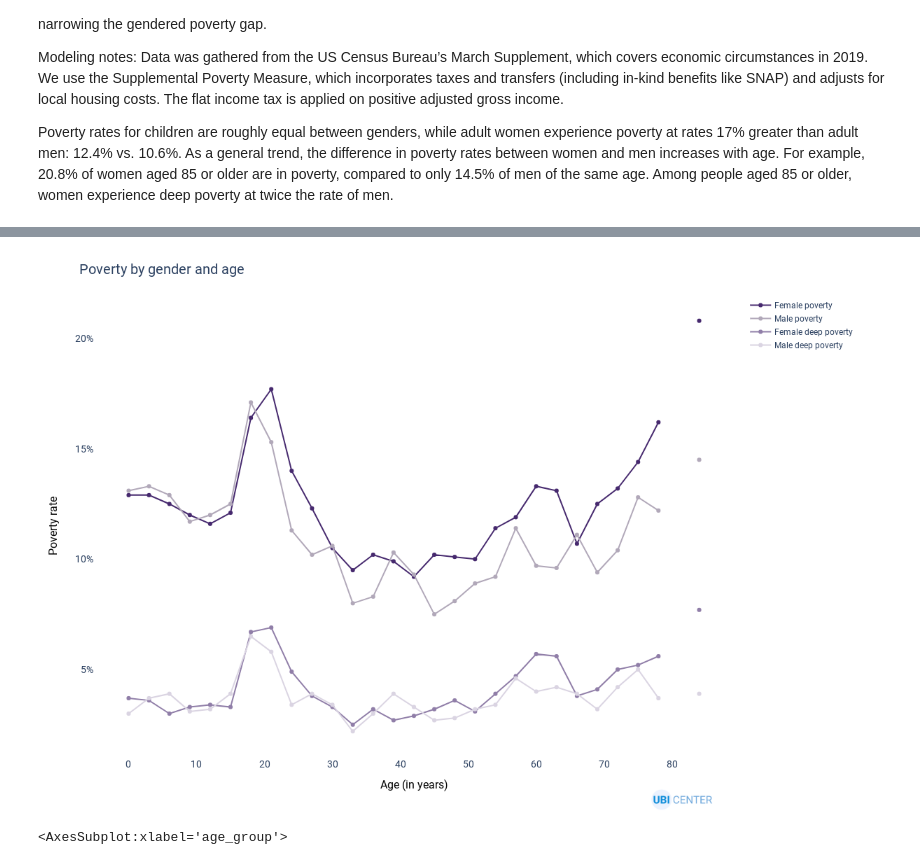
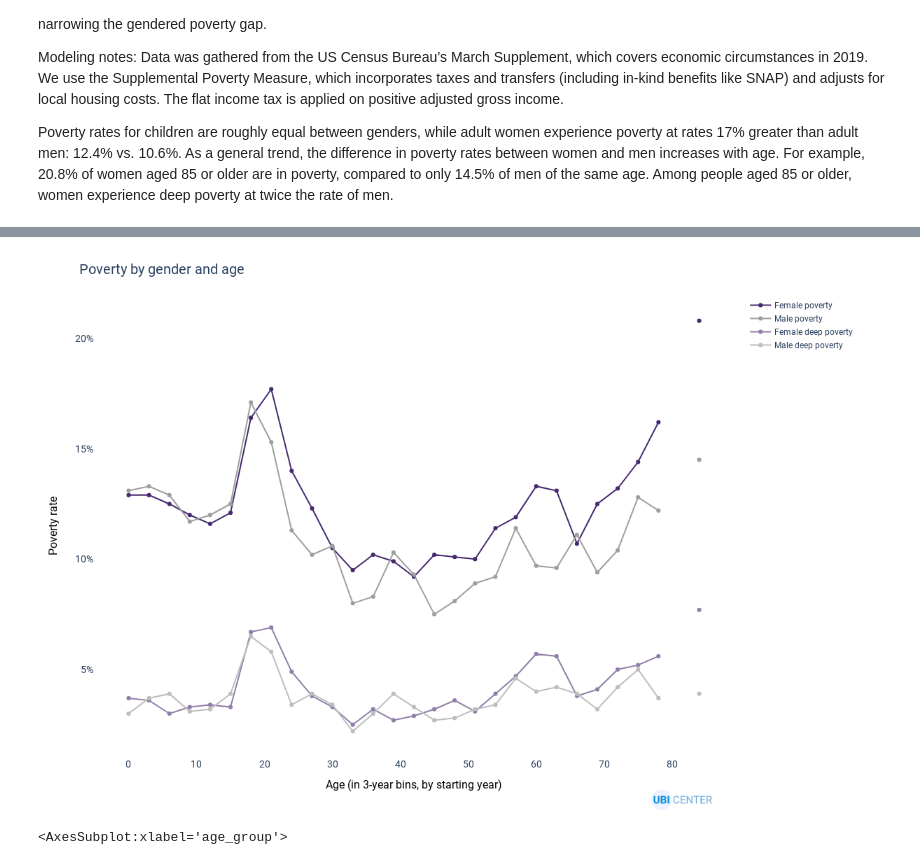
Before and after one commit to UBICenter/blog, a Jupyter notebook: jb/20210308/womens-day-2021.ipynb, the cells around one changed output, grey strips where cells are left out. Saved outputs shown, nothing was run; the diff lists cells and outputs as text; code cells hidden in the pictures.

Commit message:
Make men gray

```diff
--- a/jb/20210308/womens-day-2021.ipynb
+++ b/jb/20210308/womens-day-2021.ipynb
@@ -45,10 +45,11 @@ total_population = df.weight.sum()
 total_agi_pos = mdf.weighted_sum(spm, "agi_pos", "spm_weight")
 
 # Bin into ages aligning with 18 year old threshold.
-LIGHT_PURPLE = "#907EA8"
-DARK_PURPLE = "#46296E"
-LIGHT_GREY = "#DAD4E2"
-DARK_GREY = "#B1A8B9"
+DARK_PURPLE = "#46296E"  # Official Intl Womens Day Color.
+LIGHT_PURPLE = "#907EA8"  # Lightened version.
+DARK_GREY = "#9E9E9E"  # Gray 500 from Material Design.
+LIGHT_GREY = "#E0E0E0"  # Gray 300.
+LIGHT_GREY = "#BDBDBD"  # Gray 400.
 
 COLOR_MAP = {
     "Female": DARK_PURPLE,
@@ -62,35 +63,35 @@ COLOR_MAP = {
 }
 
 df["age_group"] = pd.cut(df.a_age, np.arange(0, 88, 3), labels=np.arange(0, 85, 3))
 pov_age = mdf.weighted_mean(
     df, ["poverty", "deep_poverty"], "marsupwt", groupby=["age_group", "sex"]
 )
 pov_age = 100 * pov_age.round(3)
 pov_age.reset_index(inplace=True)
 pov_age = pov_age.melt(["age_group", "sex"], ["poverty", "deep_poverty"])
 pov_age["label"] = (
     pov_age.sex
     + " "
     + np.where(pov_age.variable == "poverty", "poverty", "deep poverty")
 )
 
 fig = px.line(
     pov_age, x="age_group", y="value", color="label", color_discrete_map=COLOR_MAP
 )
 fig.update_layout(
     title="Poverty by gender and age",
-    xaxis_title="Age (in years)",
+    xaxis_title="Age (in 3-year bins, by starting year)",
     yaxis_title="Poverty rate",
     legend_title="",
     yaxis_ticksuffix="%",
 )
 
 fig.update_traces(mode="markers+lines", hovertemplate=None)
 
 ubicenter.format_fig(fig)
 # %% [output]
 [interactive output not drawn]
-[figure, old version]
+[figure, new version]
 # %%
 pov_age_diff = pov_age[pov_age.variable == "poverty"].pivot_table(
     values="value", index="age_group", columns="sex"
```
